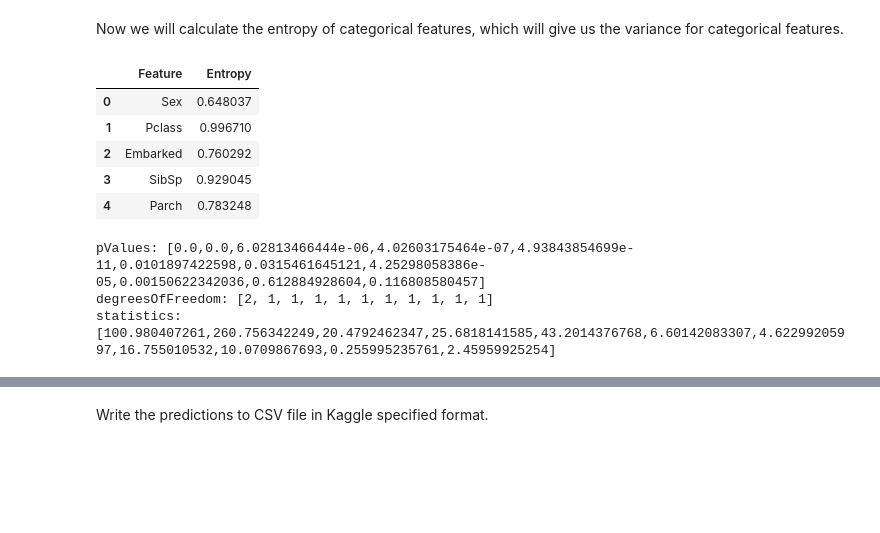
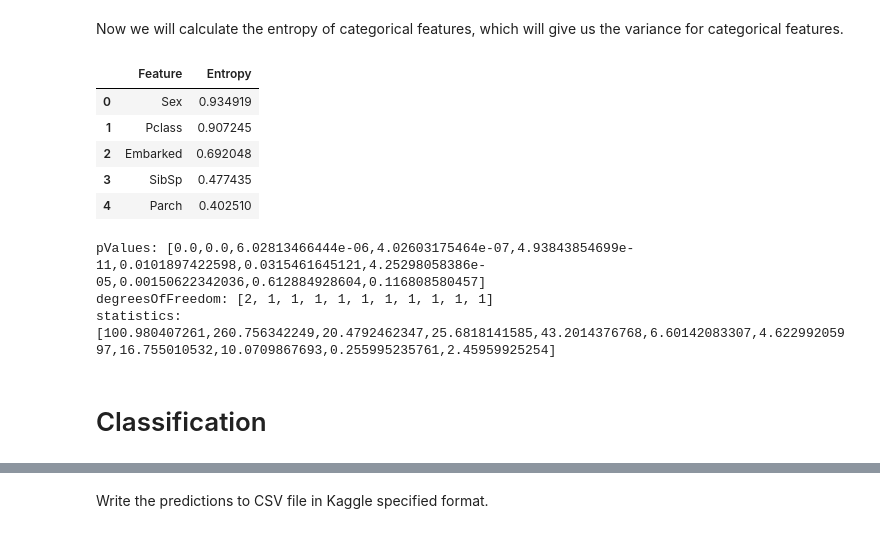
Before and after one commit to riyadparvez/pyspark-datascience, a Jupyter notebook: titanic/spark.ipynb, the cells around one changed output, grey strips where cells are left out. Saved outputs shown, nothing was run; the diff lists cells and outputs as text; code cells hidden in the pictures; blank space fills up the shorter version.

```diff
--- a/titanic/spark.ipynb
+++ b/titanic/spark.ipynb
@@ -141,15 +197,15 @@ train.crosstab(labelCol, 'Parch').toPandas()
 Now we will calculate the entropy of categorical features, which will give us the variance for categorical features.
 # %%
 columns = ['Sex', 'Pclass', 'Embarked', 'SibSp', 'Parch']
-entropies = calcEntropy(train, *columns)
+entropies = calcNormalizedEntropy(train, *columns)
 dictToPandasDF(entropies, 'Feature', 'Entropy')
 # %% [output]
 |  | Feature | Entropy |
-| 0 | Sex | 0.648037 |
-| 1 | Pclass | 0.996710 |
-| 2 | Embarked | 0.760292 |
-| 3 | SibSp | 0.929045 |
-| 4 | Parch | 0.783248 |
+| 0 | Sex | 0.934919 |
+| 1 | Pclass | 0.907245 |
+| 2 | Embarked | 0.692048 |
+| 3 | SibSp | 0.477435 |
+| 4 | Parch | 0.402510 |
 # %%
 from pyspark.ml import Pipeline
 from pyspark.ml.stat import ChiSquareTest
@@ -183,6 +239,8 @@ print("statistics: " + str(r.statistics))
 pValues: [0.0,0.0,6.02813466444e-06,4.02603175464e-07,4.93843854699e-11,0.0101897422598,0.0315461645121,4.25298058386e-05,0.00150622342036,0.612884928604,0.116808580457]
 degreesOfFreedom: [2, 1, 1, 1, 1, 1, 1, 1, 1, 1, 1]
 statistics: [100.980407261,260.756342249,20.4792462347,25.6818141585,43.2014376768,6.60142083307,4.62299205997,16.755010532,10.0709867693,0.255995235761,2.45959925254]
+# %% [markdown]
+# Classification
 # %%
 from pyspark.ml.feature import StringIndexer
 
```
Also changed, not shown: parts of 8 cells of this notebook, 3 other files.
